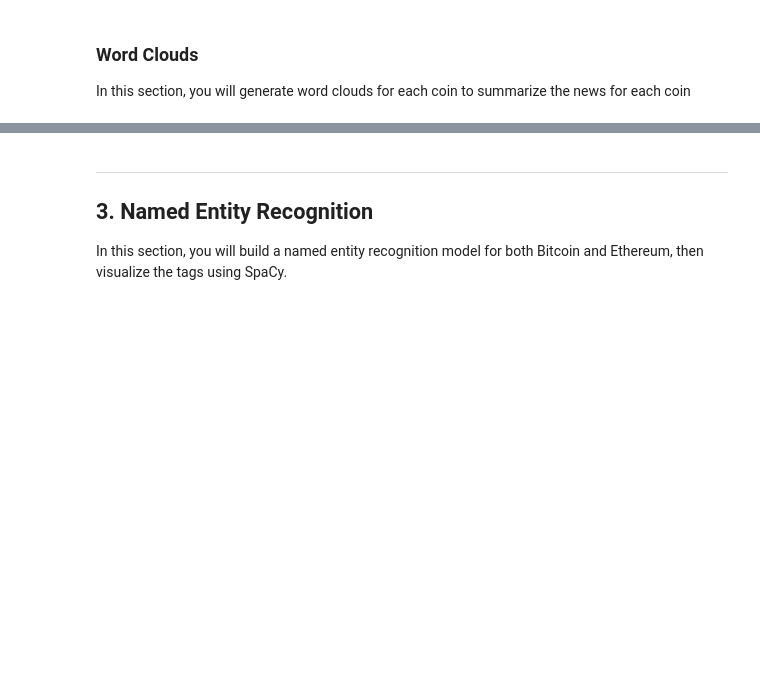
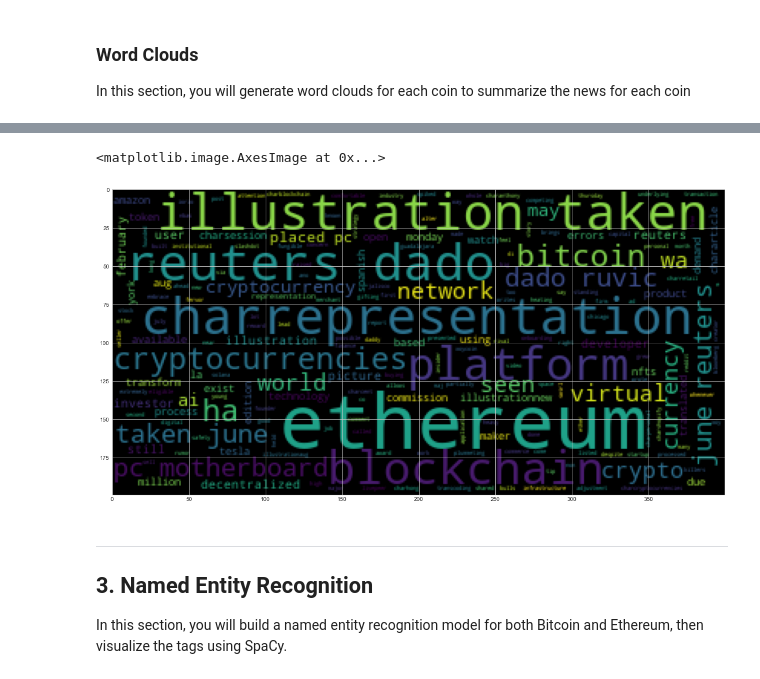
Before and after one commit to jbrown2155/week_12_NLP, a Jupyter notebook: crypto_sentiment.ipynb, the cells around one changed output, grey strips where cells are left out. Drawn from its saved outputs; the diff is of its cells as text; code cells hidden in the pictures; blank space fills up the shorter version.

```diff
--- a/crypto_sentiment.ipynb
+++ b/crypto_sentiment.ipynb
@@ -205,3 +219,9 @@ def tokenizer(text):
 # %%
 # Create a new tokens column for Ethereum
 # YOUR CODE HERE!
+tokenized_eth = []
+for text in eth_sentiment_df['Text']:
+    tokens = tokenizer(text)
+    tokenized_eth.append(tokens)
+eth_sentiment_df['tokens'] = tokenized_eth
+eth_sentiment_df.head()
@@ -255,3 +290,17 @@ mpl.rcParams['figure.figsize'] = [20.0, 10.0]
+# %%
+# Generate the Ethereum word cloud
+# YOUR CODE HERE!
+tokenized_eth_list = []
+for eth_tokens in eth_sentiment_df['tokens']:
+    tokenized_eth_list.append(" ".join(eth_tokens))
+text = ""
+for i in tokenized_eth_list:
+    text += i
+wc = WordCloud().generate(text)
+plt.imshow(wc)
+# %% [output]
+<matplotlib.image.AxesImage at 0x...>
+[figure, added]
 # %% [markdown]
 ---
 ## 3. Named Entity Recognition
```
Also changed, not shown: parts of 9 cells of this notebook.
